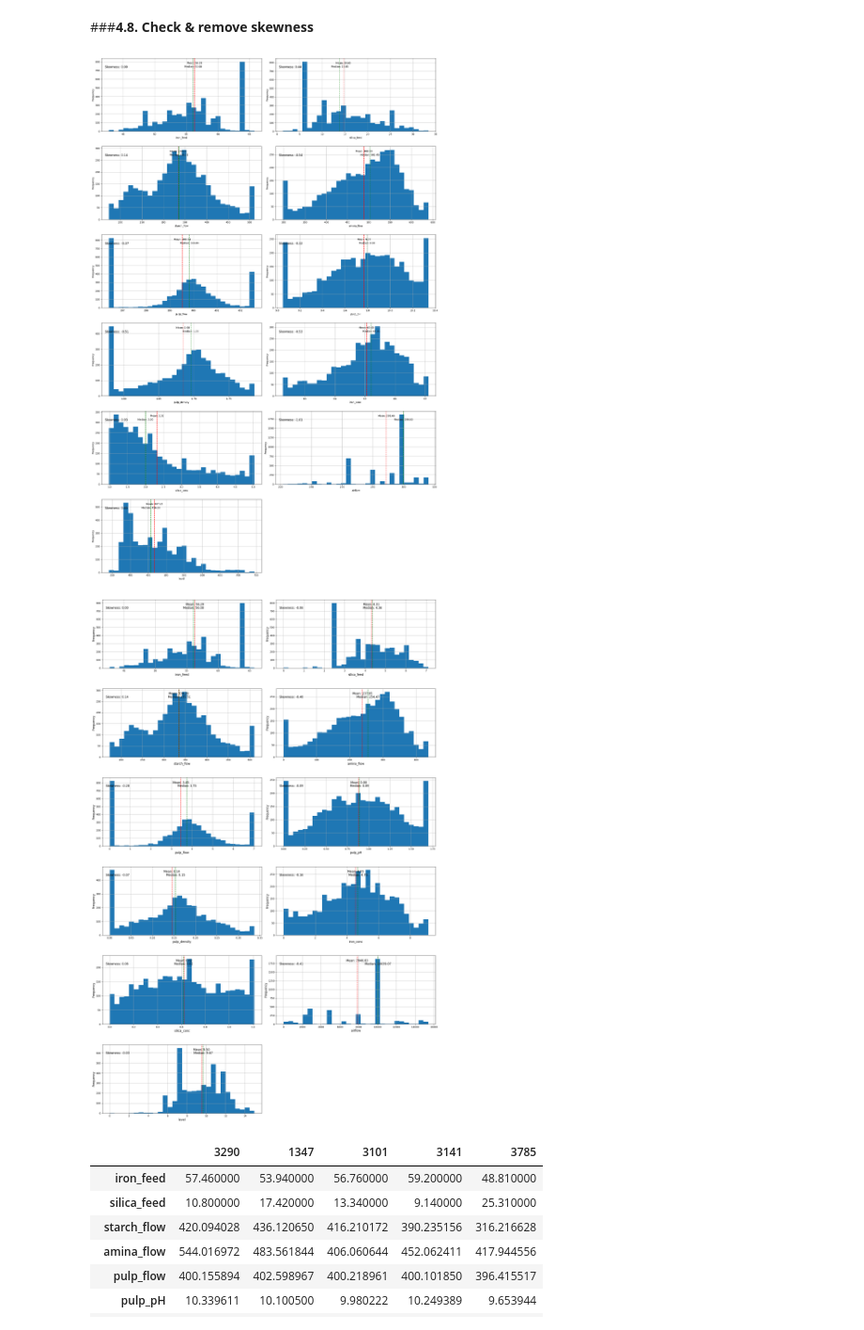
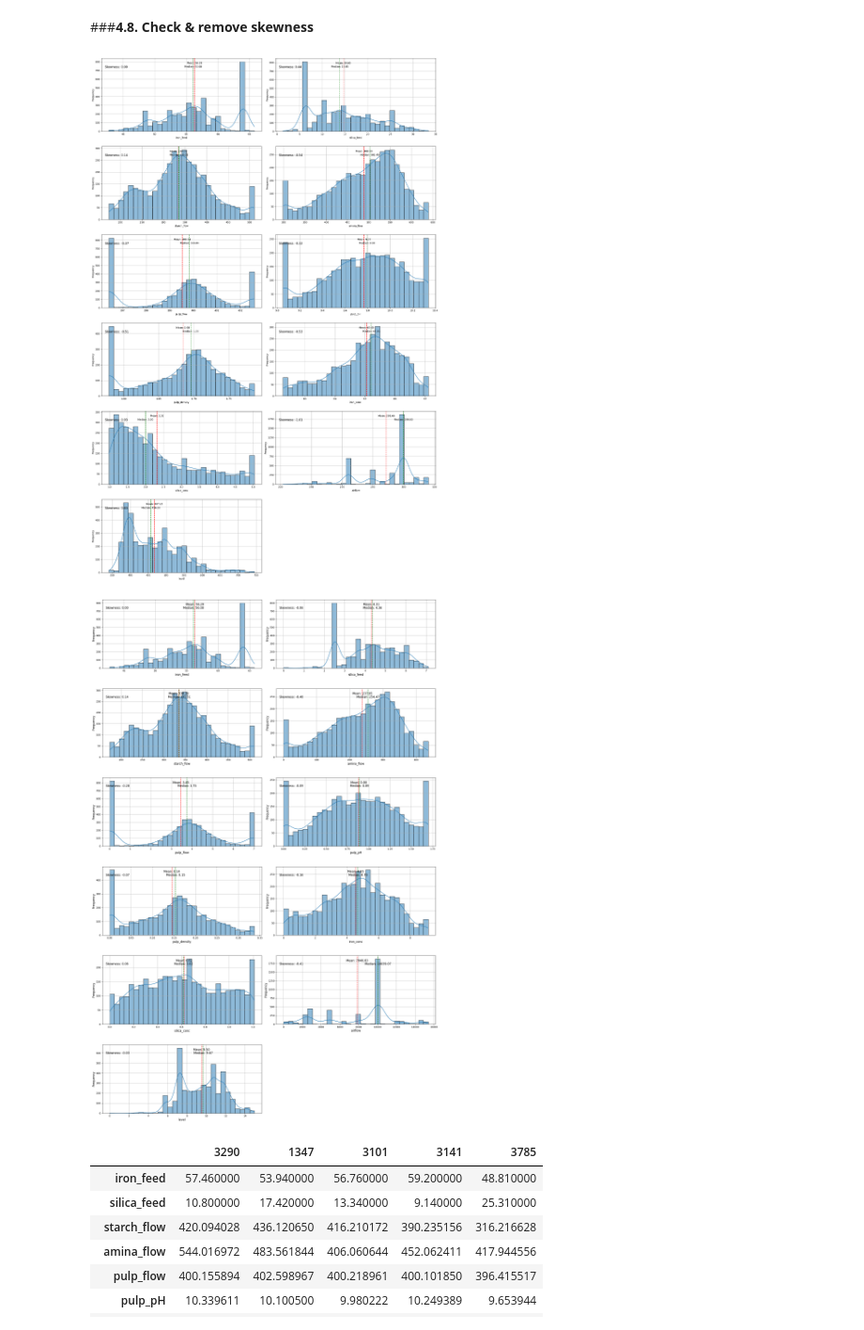
Before and after one commit to ArifAygun/Iron-Ore-Froth-Flotation-Quality-Prediction, a Jupyter notebook: AA_Graduate_Project_1.ipynb, the cells around one changed output. Shown at 94% size. Drawn from its saved outputs; the diff is of its cells as text; code cells hidden in the pictures.

```diff
--- a/AA_Graduate_Project_1.ipynb
+++ b/AA_Graduate_Project_1.ipynb
@@ -486,39 +486,3 @@ for variable in variables:
     limit = limits[variable]
     data_winsorized = winsorize(data, limits=limit)
     flotation[variable] = data_winsorized
-# %%
-import seaborn as sns
-import matplotlib.pyplot as plt
-
-num_columns = len(flotation.columns)
-num_rows = (num_columns + 1) // 2
-
-fig, axes = plt.subplots(num_rows, 2, figsize=(10, 5 * num_rows))
-
-for i, column in enumerate(flotation.columns):
-    ax = axes[i // 2, i % 2]
-    sns.histplot(flotation[column], ax=ax, bins=10, kde=True)
-    ax.set_xlabel(column)
-    ax.set_ylabel('Frequency')
-
-    # Calculate mean and median
-    mean_val = flotation[column].mean()
-    median_val = flotation[column].median()
-
-    # Draw mean and median lines
-    ax.axvline(mean_val, color='red', linestyle='--')
-    ax.axvline(median_val, color='green', linestyle='--')
-
-    # Add labels for mean and median on lines
-    ylim = ax.get_ylim()[1]
-    text_offset = 0.05
-    text_height = 0.02
-    ax.text(mean_val, ylim - text_offset * ylim, f'Mean: {mean_val:.3f}', color='red', va='top', ha='center')
-    ax.text(median_val, ylim - (text_offset + 2 * text_height) * ylim, f'Median: {median_val:.3f}', color='green', va='top', ha='center')
-
-# Removing empty subplots
-if num_columns % 2 != 0:
-    fig.delaxes(axes[num_rows - 1, 1])
-
-plt.tight_layout(h_pad=3)
-plt.show()
@@ -527,6 +489,7 @@ plt.show()
 # %% [markdown]
 ###**4.8. Check & remove skewness**
 # %%
+import seaborn as sns
 from scipy.stats import skew
 
 variables = ['iron_feed', 'silica_feed', 'starch_flow',
@@ -545,37 +508,38 @@ for i, variable in enumerate(variables):
     # Calculate the skewness degree
     skewness = skew(data)
     # Determine the subplot position
     row = i // 2
     col = i % 2
-    # Plotting the variable in the corresponding subplot
-    axes[row, col].hist(data, bins=30)
+    # Plotting the variable using sns.histplot
+    sns.histplot(data, ax=axes[row, col], bins=30, kde=True)
     axes[row, col].set_xlabel(variable)
     axes[row, col].set_ylabel("Frequency")
     axes[row, col].axvline(np.mean(data), color='r', linestyle='--')
     axes[row, col].axvline(np.median(data), color='g', linestyle='--')
     # Display the skewness degree in the plot frame
     axes[row, col].text(0.02, 0.9, f"Skewness: {skewness:.2f}",
                         transform=axes[row, col].transAxes,
                         fontsize=12, verticalalignment='top')
     # Display the mean and median values
     ylim = axes[row, col].get_ylim()
     y_range = ylim[1] - ylim[0]
     axes[row, col].text(np.mean(data), ylim[1] - 0.05 * y_range,
                         f"Mean: {np.mean(data):.2f}", color='black', fontsize=10,
                         verticalalignment='top', horizontalalignment='center')
     axes[row, col].text(np.median(data), ylim[1] - 0.1 * y_range,
                         f"Median: {np.median(data):.2f}", color='black', fontsize=10,
                         verticalalignment='top', horizontalalignment='center')
     axes[row, col].grid(True)
 
 if num_vars % 2 != 0:
     axes[num_rows - 1, 1].axis('off')
 
 plt.tight_layout(h_pad=3)
 plt.show()
 # %% [output]
-[figure, old version]
+[figure, new version]
 # %%
+import seaborn as sns
 from scipy.stats import skew, boxcox
 
 variables = ['iron_feed', 'silica_feed', 'starch_flow',
@@ -605,8 +569,8 @@ for i, variable in enumerate(variables):
     row = i // 2
     col = i % 2
 
-    # Plotting the variable in the corresponding subplot
-    axes[row, col].hist(data_transformed, bins=30)
+    # Plotting the variable using sns.histplot
+    sns.histplot(data_transformed, ax=axes[row, col], bins=30, kde=True)
     axes[row, col].set_xlabel(variable, fontsize=12)
     axes[row, col].set_ylabel("Frequency", fontsize=12)
     axes[row, col].axvline(np.mean(data_transformed), color='r', linestyle='--')
@@ -633,7 +597,7 @@ if num_vars % 2 != 0:
 plt.tight_layout(h_pad=5)
 plt.show()
 # %% [output]
-[figure, old version]
+[figure, new version]
 # %%
 flotation.sample(5).T
 # %% [output]
```
Also changed, not shown: parts of 1 cell of this notebook.
